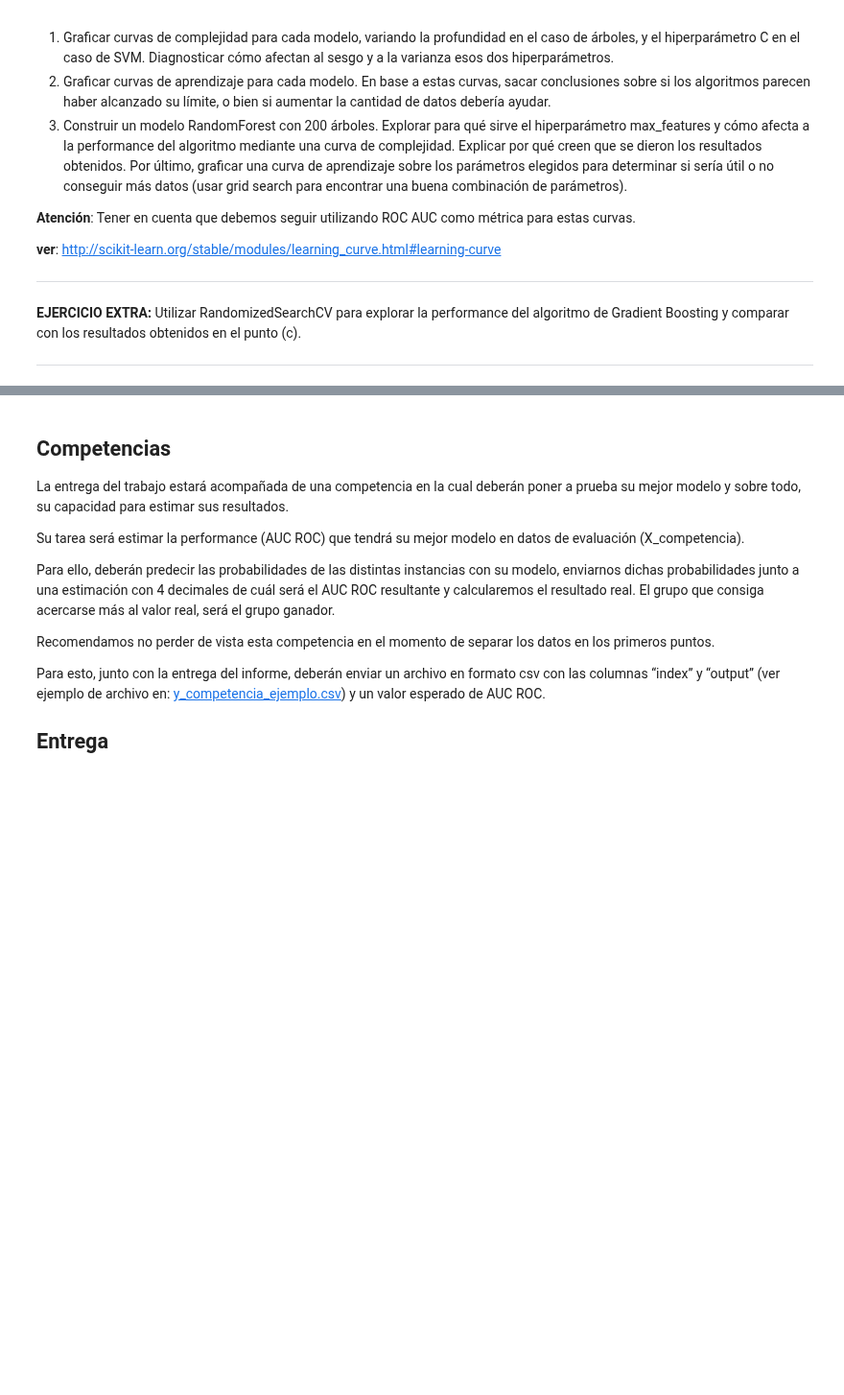
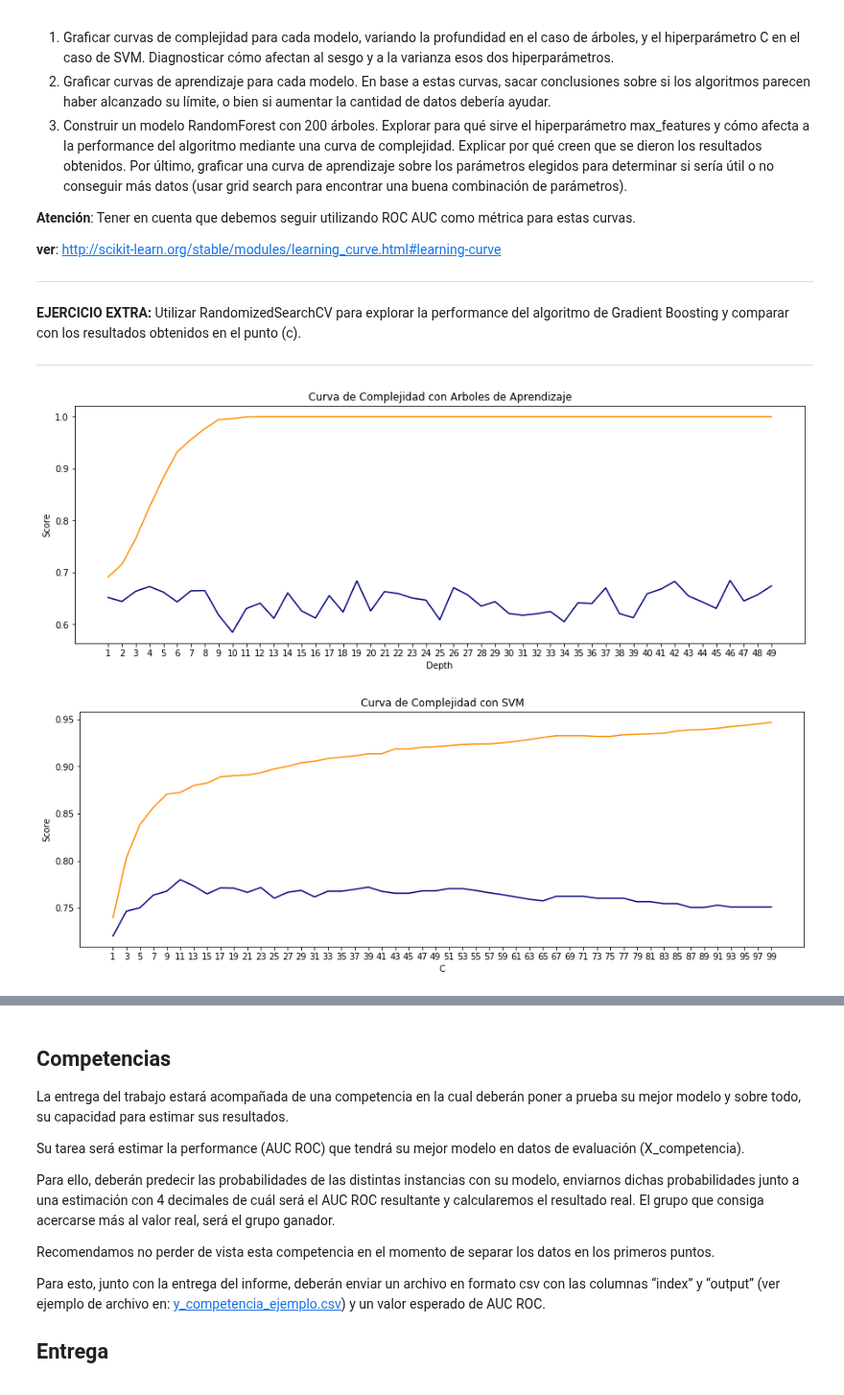
Before and after one commit to cosa65/aprendizajeAutomatico, a Jupyter notebook: TP1/TP1.ipynb, the cells around one changed output, grey strips where cells are left out. Shown at 96% size. Cells and saved outputs as stored; diff of their text form; code cells hidden in the pictures; blank space fills up the shorter version.

```diff
--- a/TP1/TP1.ipynb
+++ b/TP1/TP1.ipynb
@@ -512,3 +523,54 @@ En este punto, se pide inspeccionar dos de sus mejores modelos encontrados hasta
 
 
 ----
+# %%
+def plot_validation_curve(train_scores, validation_scores, param_range, xlabel="X", title="Curva de complejidad"):
+    train_scores_mean = np.mean(train_scores, axis=1)
+    train_scores_std = np.std(train_scores, axis=1)
+    validation_scores_mean = np.mean(validation_scores, axis=1)
+    validation_scores_std = np.std(validation_scores, axis=1)
+
+    plt.figure(figsize=(15,5))
+    plt.title(title)
+    plt.xlabel(xlabel)
+    plt.ylabel("Score")
+    plt.xticks(param_range)
+
+    plt.plot(param_range, train_scores_mean, label="Training score",
+                 color="darkorange")
+    plt.plot(param_range, validation_scores_mean, label="Cross-validation score",
+             color="navy")
+    plt.show()
+
+#    None	gini	2	auto	0.6746	0.6997
+# "Seleccionamos el que consideramos uno de los mejores arboles obtenidos en GridSearch del ej 3"
+depths_to_try = np.arange(1, 50, 1)
+decision_tree_train_scores, decision_tree_validation_scores = \
+    validation_curve( \
+        DecisionTreeClassifier(max_features="auto", criterion="gini"), \
+        X_dev_np, y_dev_np, \
+        "max_depth", \
+        depths_to_try, \
+        cv=5, \
+        scoring=make_scorer(roc_auc_score) \
+    )
+
+# {'kernel': ['rbf', 'poly', 'sigmoid'], 'gamma':sp.stats.expon(scale=.1),'C': sp.stats.expon(scale=10)}
+# 0.0001	rbf	0.7679	0.8707
+cs_to_try = np.arange(1,100,2)
+svm_train_scores, svm_validation_scores = \
+    validation_curve( \
+        SVC(gamma=0.0001, kernel='rbf'), \
+        X_dev_np, y_dev_np, \
+        "C", \
+        cs_to_try, \
+        cv=5, \
+        scoring=make_scorer(roc_auc_score), \
+        n_jobs = 1 \
+    )
+
+plot_validation_curve(decision_tree_train_scores, decision_tree_validation_scores, depths_to_try, xlabel="Depth", title="Curva de Complejidad con Arboles de Aprendizaje")
+plot_validation_curve(svm_train_scores, svm_validation_scores, cs_to_try, xlabel="C", title="Curva de Complejidad con SVM")
+# %% [output]
+[figure, added]
+[figure, added]
```
Also changed, not shown: parts of 3 cells of this notebook.
